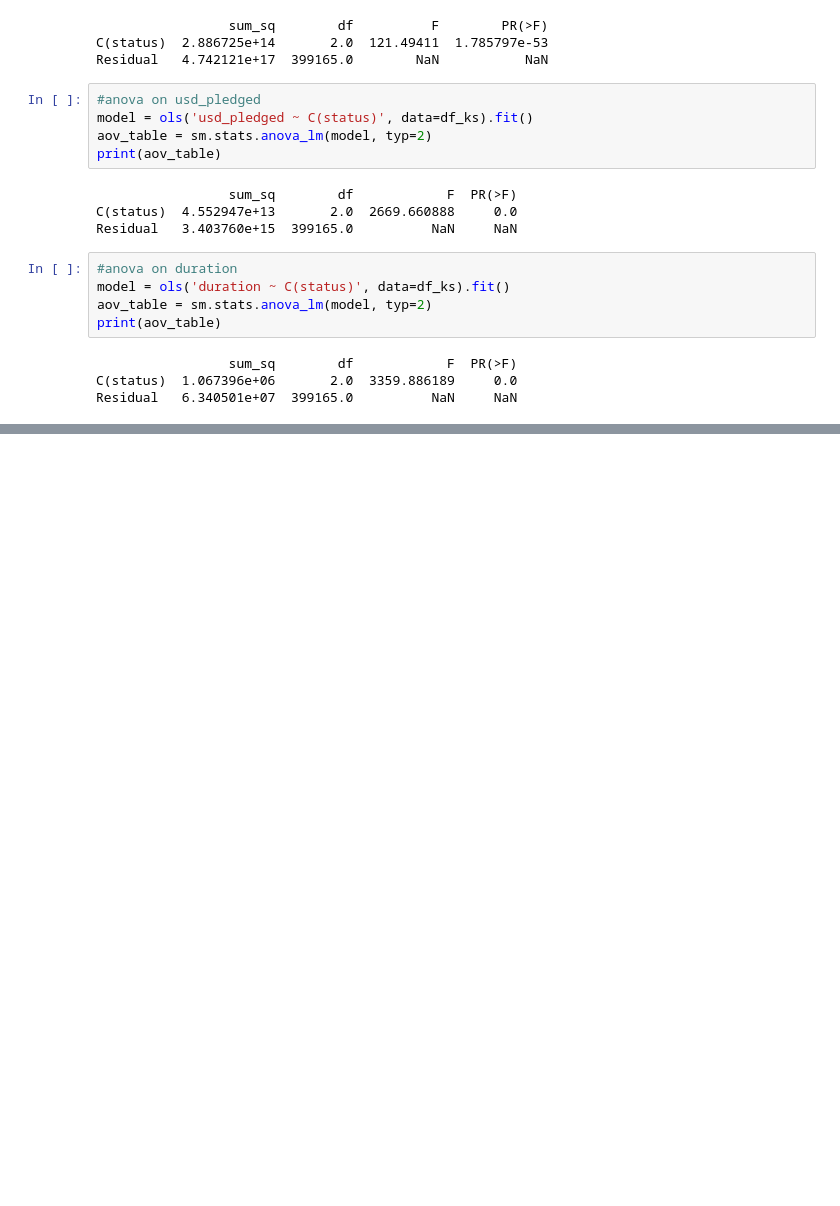
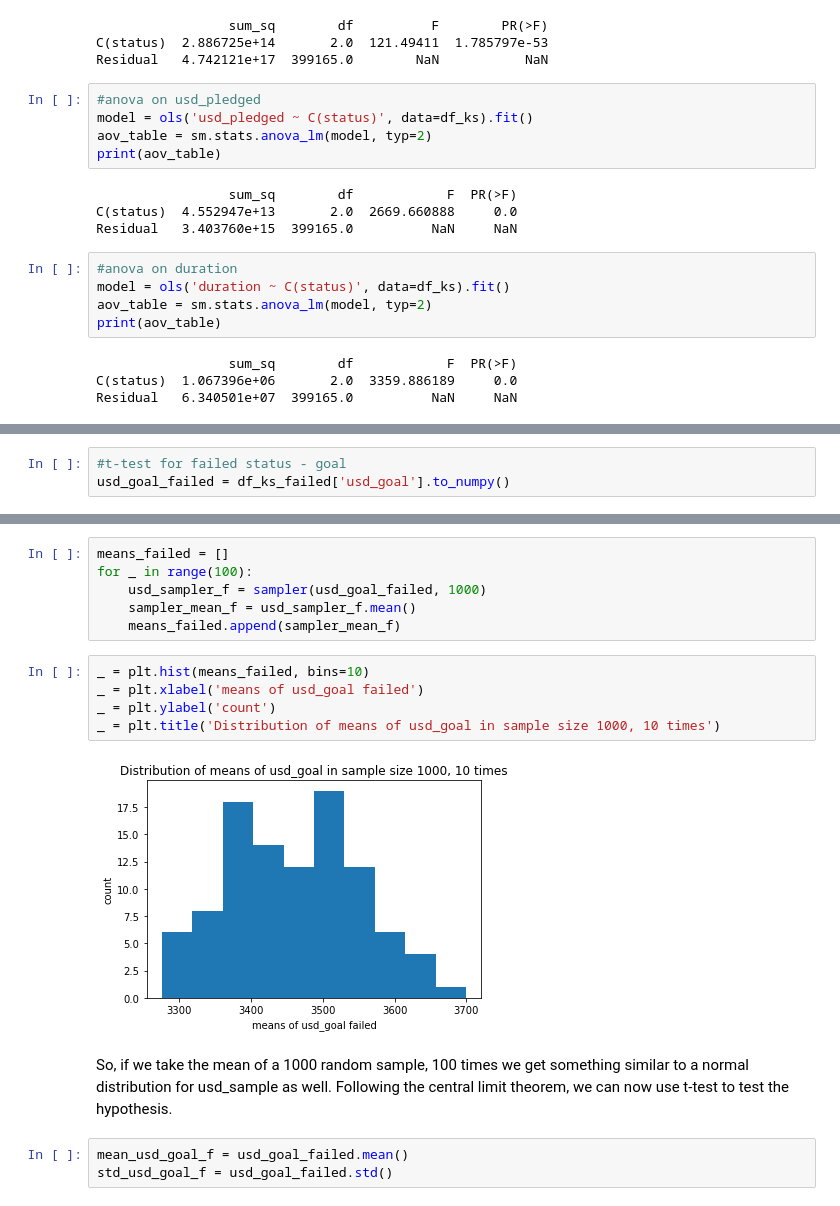
Before and after one commit to shikshyadhikari9/Capstone_Two_Springboard2021, a Jupyter notebook: Capstone_Two_ExploratoryDataAnalysis.ipynb, the cells around one changed output, grey strips where cells are left out. Drawn from its saved outputs; the diff is of its cells as text; blank space fills up the shorter version.

```diff
--- a/Capstone_Two_ExploratoryDataAnalysis.ipynb
+++ b/Capstone_Two_ExploratoryDataAnalysis.ipynb
@@ -1084,0 +1157,3 @@ Residual   6.340501e+07  399165.0          NaN     NaN
+# %%
+#t-test for failed status - goal
+usd_goal_failed = df_ks_failed['usd_goal'].to_numpy()
@@ -1084,0 +1169,18 @@ Residual   6.340501e+07  399165.0          NaN     NaN
+# %%
+means_failed = []
+for _ in range(100):
+    usd_sampler_f = sampler(usd_goal_failed, 1000)
+    sampler_mean_f = usd_sampler_f.mean()
+    means_failed.append(sampler_mean_f)
+# %%
+_ = plt.hist(means_failed, bins=10)
+_ = plt.xlabel('means of usd_goal failed')
+_ = plt.ylabel('count')
+_ = plt.title('Distribution of means of usd_goal in sample size 1000, 10 times')
+# %% [output]
+[figure, added]
+# %% [markdown]
+So, if we take the mean of a 1000 random sample, 100 times we get something similar to a normal distribution for usd_sample as well. Following the central limit theorem, we can now use t-test to test the hypothesis.
+# %%
+mean_usd_goal_f = usd_goal_failed.mean()
+std_usd_goal_f = usd_goal_failed.std()
```
Also changed, not shown: parts of 44 cells of this notebook.
